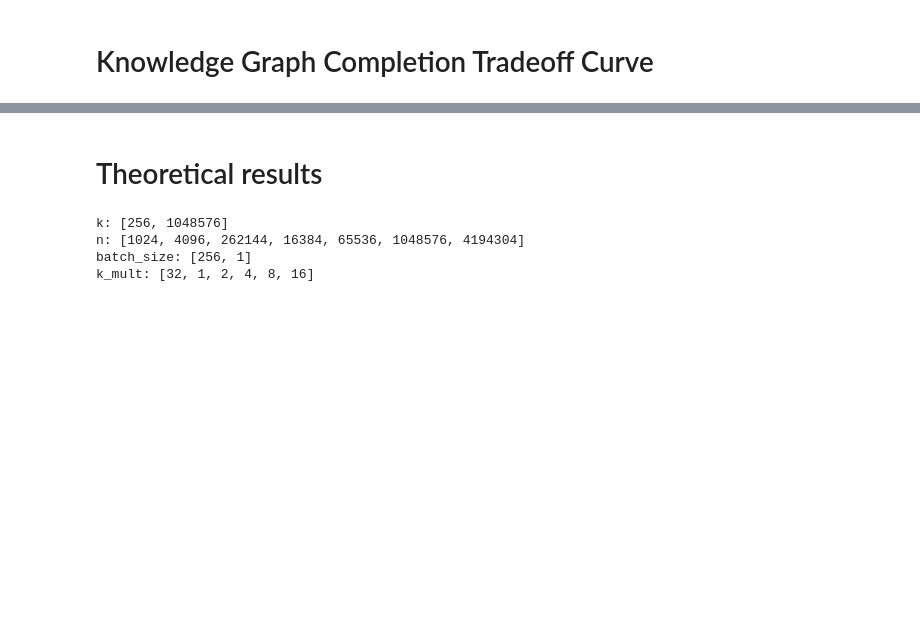
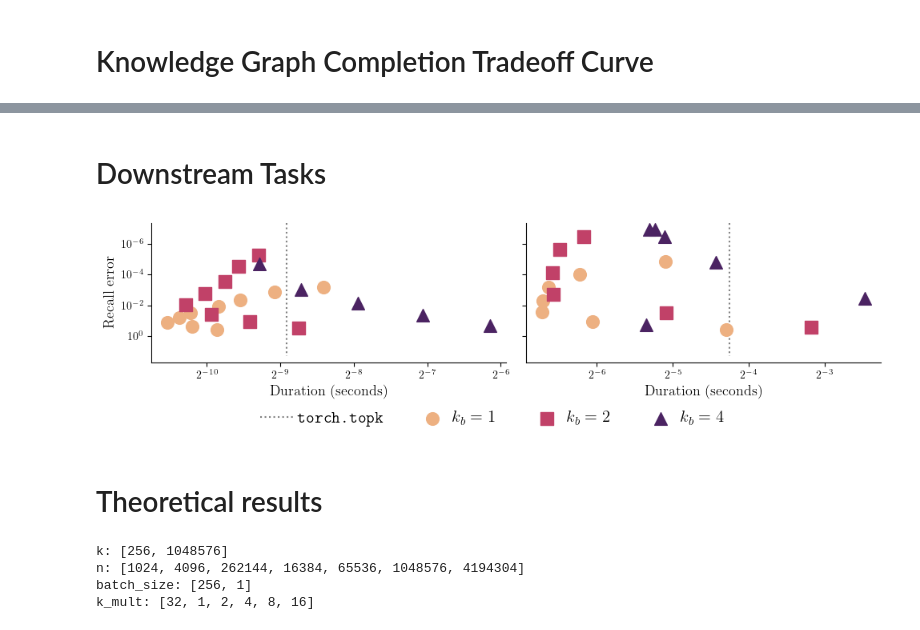
Before and after one commit to graphcore-research/pytorch-approx-topk, a Jupyter notebook: notebooks/20240912-final-figures.ipynb, the cells around one changed output, grey strips where cells are left out. Saved outputs shown, nothing was run; the diff lists cells and outputs as text; code cells hidden in the pictures; blank space fills up the shorter version.

```diff
--- a/notebooks/20240912-final-figures.ipynb
+++ b/notebooks/20240912-final-figures.ipynb
@@ -395,3 +424,79 @@ plt.savefig("figures/figure-04-kgc-and-vocab-tradeoff.pdf")
+# %% [markdown]
+# Downstream Tasks
+# %%
+palette = sns.color_palette("flare", as_cmap=True)
+
+fig, axes = plt.subplots(nrows=1, ncols=2, figsize=(10, 2.5), sharey=True)
+
+
+for ax, task in zip(axes, ["vocab", "graph"]):
+
+    k = {"vocab": 256, "graph": 100}[task]
+    m = {"vocab": 64, "graph": 128}[task]
+
+    if task == "vocab":
+        df = pd.read_json(f"../data/vocab-data-merged-compressed.jsonl", lines=True)
+    else:
+        df = pd.read_json(f"../data/graph-data-merged.jsonl", lines=True)
+    exact_df = pd.read_json(f"../data/{task}-data-exact-merged.jsonl", lines=True)
+
+    duration = exact_df[(exact_df.k == k) & (exact_df.batch_size == m)].duration_mean.mean()
+    ax.plot(
+        [duration, duration],
+        [0, 20],
+        color="k",
+        linestyle="dotted",
+        zorder=-2,
+        alpha=0.5,
+        label=r"$\texttt{torch.topk}$",
+    )
+    subplot(
+        ax=ax,
+        df=df,
+        x_axis="duration_mean",
+        y_axis="error",
+        lines=[
+            {"k_b": 1},
+            {"k_b": 2},
+            {"k_b": 4},
+        ],
+        legend_keys=[
+            r"$k_b = 1$",
+            r"$k_b = 2$",
+            r"$k_b = 4$",
+        ],
+        markers=["o", "s", "^"],
+        markersize=128,
+        scatter_only=True,
+        xlabel="Duration (seconds)",
+        ylabel="Recall error" if task == "vocab" else "",
+        label_fontsize=13,
+        log_x=True,
+        log_y=True,
+        log_y_base=10,
+        legend=False,
+        k=k,
+        batch_size=m,
+        colors=[palette(i / 2) for i in range(3)],
+    )
+plt.gca().invert_yaxis()
+handles, labels = ax.get_legend_handles_labels()
+legend = fig.legend(
+    handles,
+    labels,
+    loc="lower center",
+    frameon=False,
+    fontsize=15,
+    ncol=4,
+    columnspacing=2,
+    handletextpad=0.2,
+    bbox_to_anchor=(0.5, -0.15),
+)
+
+plt.tight_layout()
+fig.savefig("figures/figure-04-kgc-and-vocab-tradeoff.pdf", bbox_extra_artists=(legend,), bbox_inches="tight")
+# %% [output]
+[figure, added]
 # %% [markdown]
 # Theoretical results
 # %%
```
Also changed, not shown: parts of 18 cells of this notebook, 24 other files.
